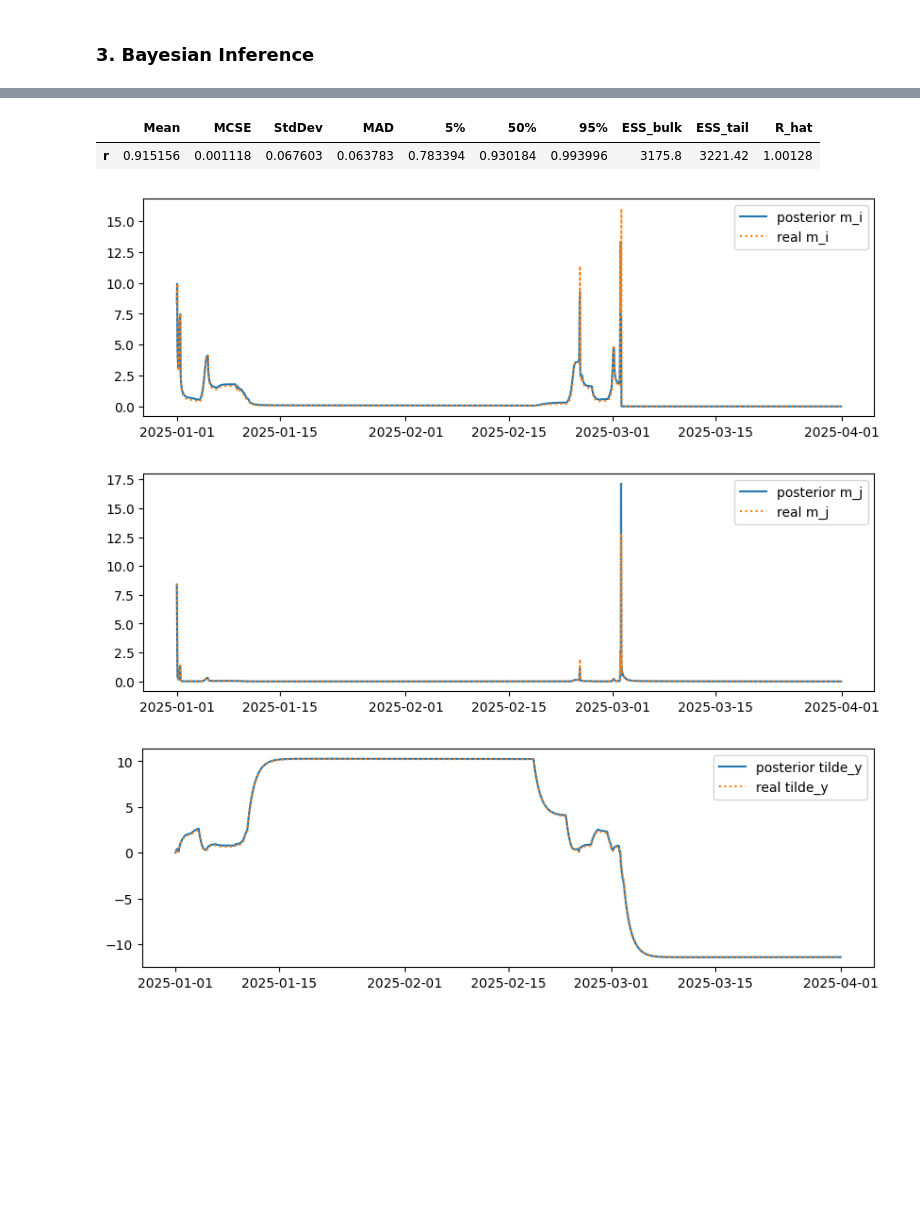
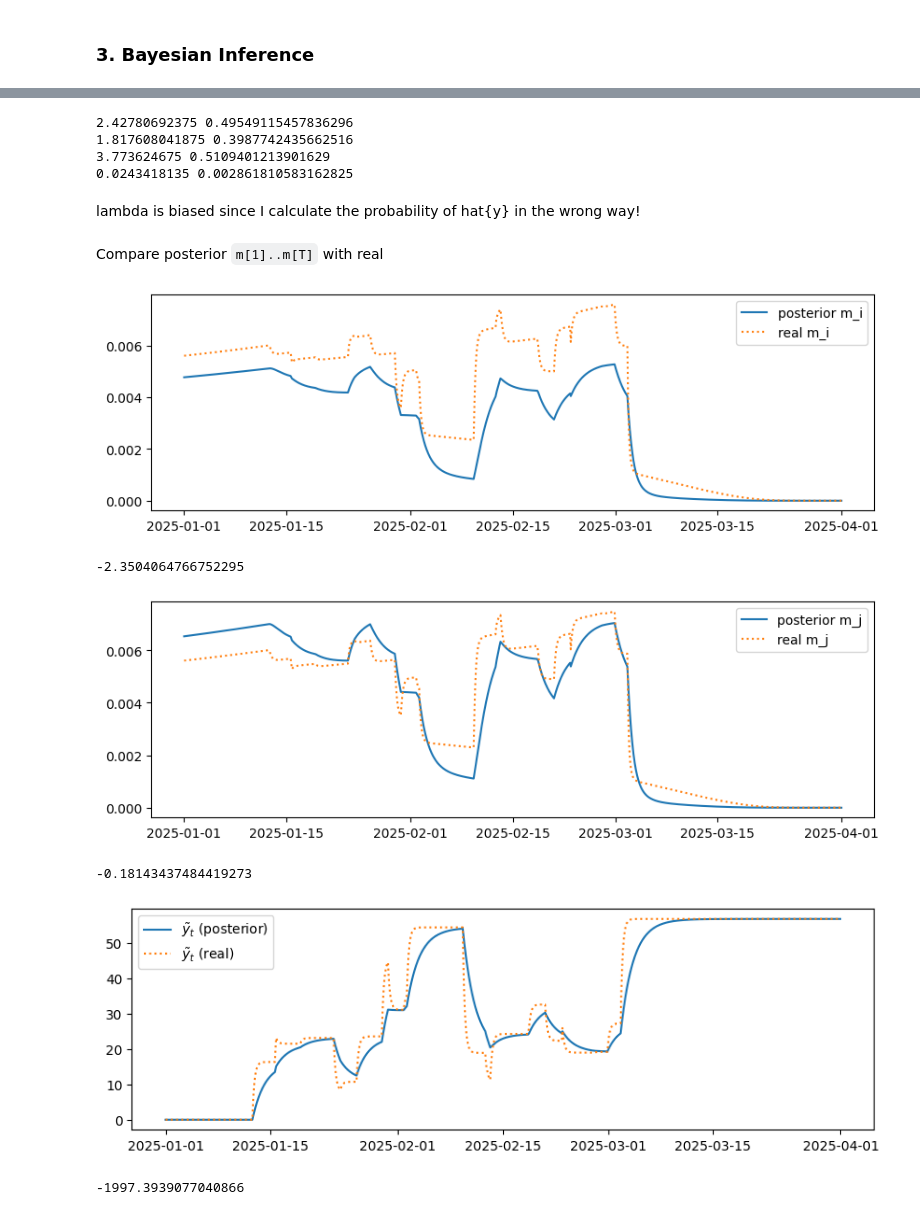
Before and after one commit to zhuanglinsheng/kaggle-contest-design, a Jupyter notebook: synthetic_data/Synthetic_Data.ipynb, the cells around one changed output, grey strips where cells are left out. Drawn from its saved outputs; the diff is of its cells as text; code cells hidden in the pictures; blank space fills up the shorter version.

```diff
--- a/synthetic_data/Synthetic_Data.ipynb
+++ b/synthetic_data/Synthetic_Data.ipynb
@@ -160,12 +161,12 @@ model = CmdStanModel(stan_file=stan_file)
 # fit the model with data
 fit = model.sample( \
 		data=wd_synthetic_data,
+		iter_warmup=1000,
+		iter_sampling=2000,
 		chains=4,
-		iter_warmup=2000,
-		iter_sampling=4000,
 		parallel_chains=4,
-		show_console=False,
-		max_treedepth=12,  # for difficult model
-		adapt_delta=0.99,  # for difficult model
+		#show_console=False,
+		#max_treedepth=12,  # for difficult model
+		#adapt_delta=0.99,  # for difficult model
 	)
 # %% [output]
@@ -203,41 +191,55 @@ True Values:
 
 Estimated:
-# %%
-posteriors = fit.summary()
-posteriors.iloc[1:2]
-# %% [output]
-|  | Mean | MCSE | StdDev | MAD | 5% | 50% | 95% | ESS_bulk | ESS_tail | R_hat |
-| r | 0.915156 | 0.001118 | 0.067603 | 0.063783 | 0.783394 | 0.930184 | 0.993996 | 3175.8 | 3221.42 | 1.00128 |
+# %%
+posteriors = fit.stan_variables()
+
+print(posteriors['c_i'].mean(), posteriors['c_i'].std())
+print(posteriors['c_j'].mean(), posteriors['c_j'].std())
+print(posteriors['sigma'].mean(), posteriors['sigma'].std())
+print(posteriors['lambda'].mean(), posteriors['lambda'].std())
+# print(posteriors['r'].mean(), posteriors['r'].std())
+# %% [output]
+2.42780692375 0.49549115457836296
+1.817608041875 0.3987742435662516
+3.773624675 0.5109401213901629
+0.0243418135 0.002861810583162825
+# %% [markdown]
+lambda is biased since I calculate the probability of hat{y} in the wrong way!
+# %% [markdown]
+Compare posterior `m[1]..m[T]` with real
 # %%
-# compare posterior m[1]..m[T] with real
-loc_m_i_ = 2
-posterior_m_i_mean = posteriors['Mean'].iloc[loc_m_i_:loc_m_i_ + 2160]
-loc_m_j_ = loc_m_i_ + 2161
-posterior_m_j_mean = posteriors['Mean'].iloc[loc_m_j_:loc_m_j_ + 2160]
+posterior_m_i_mean = fit.stan_variable('m_i').mean(axis=0)
+posterior_m_j_mean = fit.stan_variable('m_j').mean(axis=0)
 
 plt.figure(figsize=(10, 3))
 plt.plot(np.array(time_grids), posterior_m_i_mean, label='posterior m_i')
 plt.plot(np.array(time_grids), i_effort_dynamic, label='real m_i', linestyle='dotted')
 plt.legend()
 plt.show()
+print(np.sum(posterior_m_i_mean - i_effort_dynamic))
 
 plt.figure(figsize=(10, 3))
 plt.plot(np.array(time_grids), posterior_m_j_mean, label='posterior m_j')
 plt.plot(np.array(time_grids), j_effort_dynamic, label='real m_j', linestyle='dotted')
 plt.legend()
 plt.show()
+print(np.sum(posterior_m_j_mean - j_effort_dynamic))
 # %% [output]
-[figure, old version]
+[figure, new version]
+-2.3504064766752295
-[figure, old version]
+[figure, new version]
+-0.18143437484419273
 # %%
-# compare posterior \tilde{y}[1]..\tilde{y}[T] with real
-loc_tilde_y_ = loc_m_j_ + 2161
-posterior_tilde_y_mean = posteriors['Mean'].iloc[loc_tilde_y_:loc_tilde_y_ + 2160]
+## compare posterior \tilde{y}[1]..\tilde{y}[T] with real
+
+posterior_tilde_y_mean = fit.stan_variable('tilde_y').mean(axis=0)
 
 plt.figure(figsize=(10, 3))
-plt.plot(np.array(time_grids), posterior_tilde_y_mean, label='posterior tilde_y')
-plt.plot(np.array(time_grids), perceived_gap_dynamic, label='real tilde_y', linestyle='dotted')
+plt.plot(np.array(time_grids), posterior_tilde_y_mean[:-1], label=r'$\tilde{y}_t$ (posterior)')
+plt.plot(np.array(time_grids), perceived_gap_dynamic[:-1], label=r'$\tilde{y}_t$ (real)', linestyle='dotted')
 plt.legend()
 plt.show()
+print(np.sum(posterior_tilde_y_mean - perceived_gap_dynamic))
 # %% [output]
-[figure, old version]
+[figure, new version]
+-1997.3939077040866
```
Also changed, not shown: parts of 13 cells of this notebook, 5 other files.
